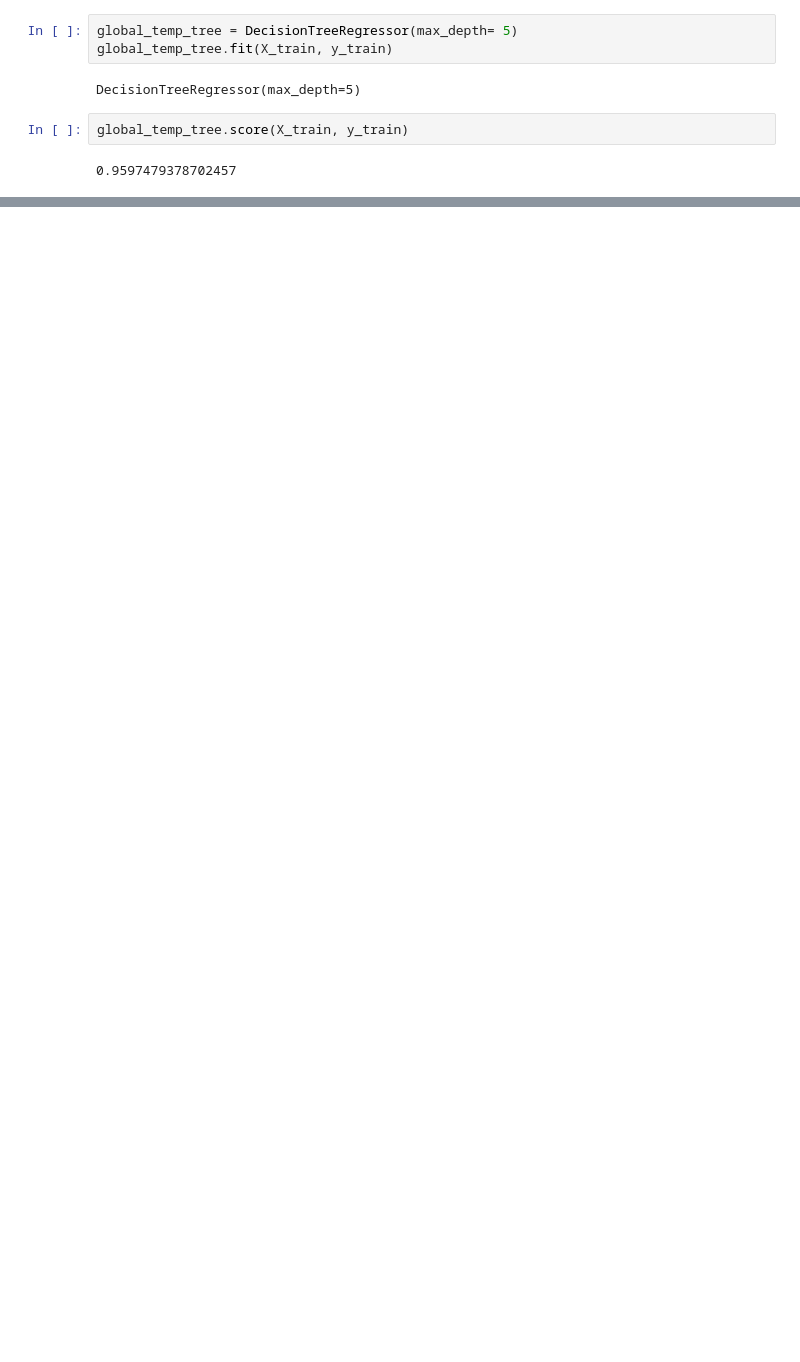
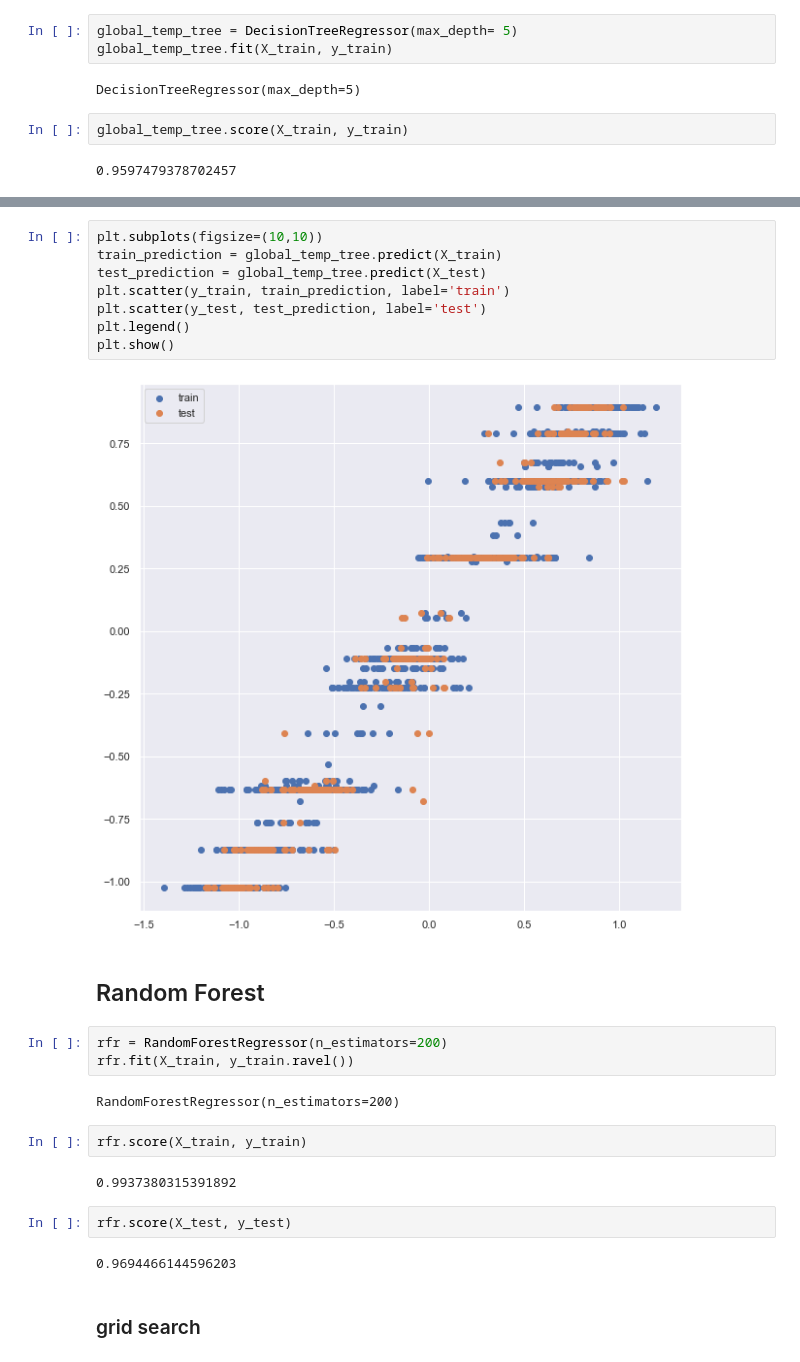
Before and after one commit to RicardoLeaoS/global-warming, a Jupyter notebook: global_temp_predict.ipynb, the cells around one changed output, grey strips where cells are left out. Cells and saved outputs as stored; diff of their text form; blank space fills up the shorter version.

Commit message:
random fortes + param search + scatters + feature importances plots

```diff
--- a/global_temp_predict.ipynb
+++ b/global_temp_predict.ipynb
@@ -178,0 +181,27 @@ global_temp_tree.score(X_test, y_test)
+# %%
+plt.subplots(figsize=(10,10))
+train_prediction = global_temp_tree.predict(X_train)
+test_prediction = global_temp_tree.predict(X_test)
+plt.scatter(y_train, train_prediction, label='train')
+plt.scatter(y_test, test_prediction, label='test')
+plt.legend()
+plt.show()
+# %% [output]
+[figure, added]
+# %% [markdown]
+## Random Forest
+# %%
+rfr = RandomForestRegressor(n_estimators=200)
+rfr.fit(X_train, y_train.ravel())
+# %% [output]
+RandomForestRegressor(n_estimators=200)
+# %%
+rfr.score(X_train, y_train)
+# %% [output]
+0.9937380315391892
+# %%
+rfr.score(X_test, y_test)
+# %% [output]
+0.9694466144596203
+# %% [markdown]
+### grid search
```
Also changed, not shown: parts of 15 cells of this notebook.
